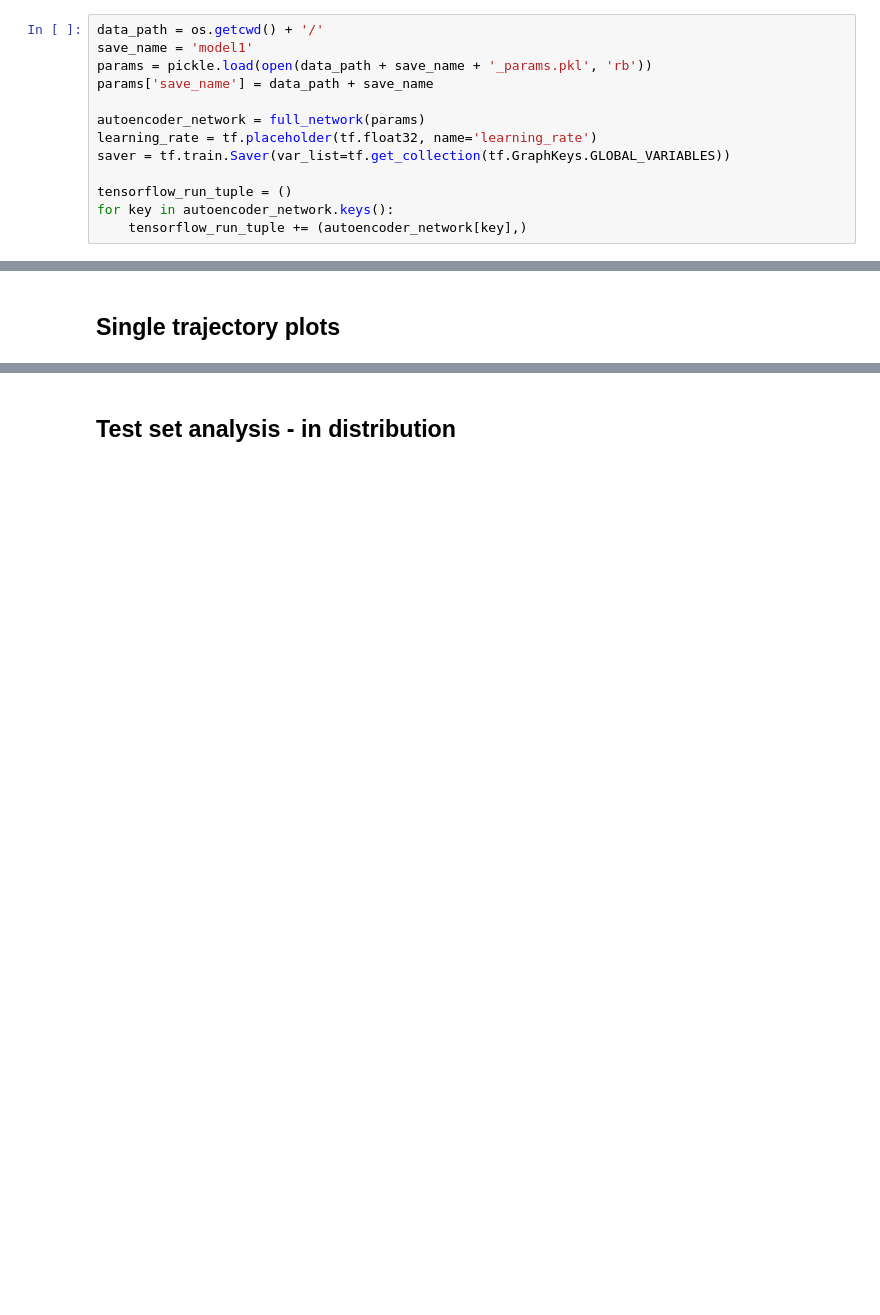
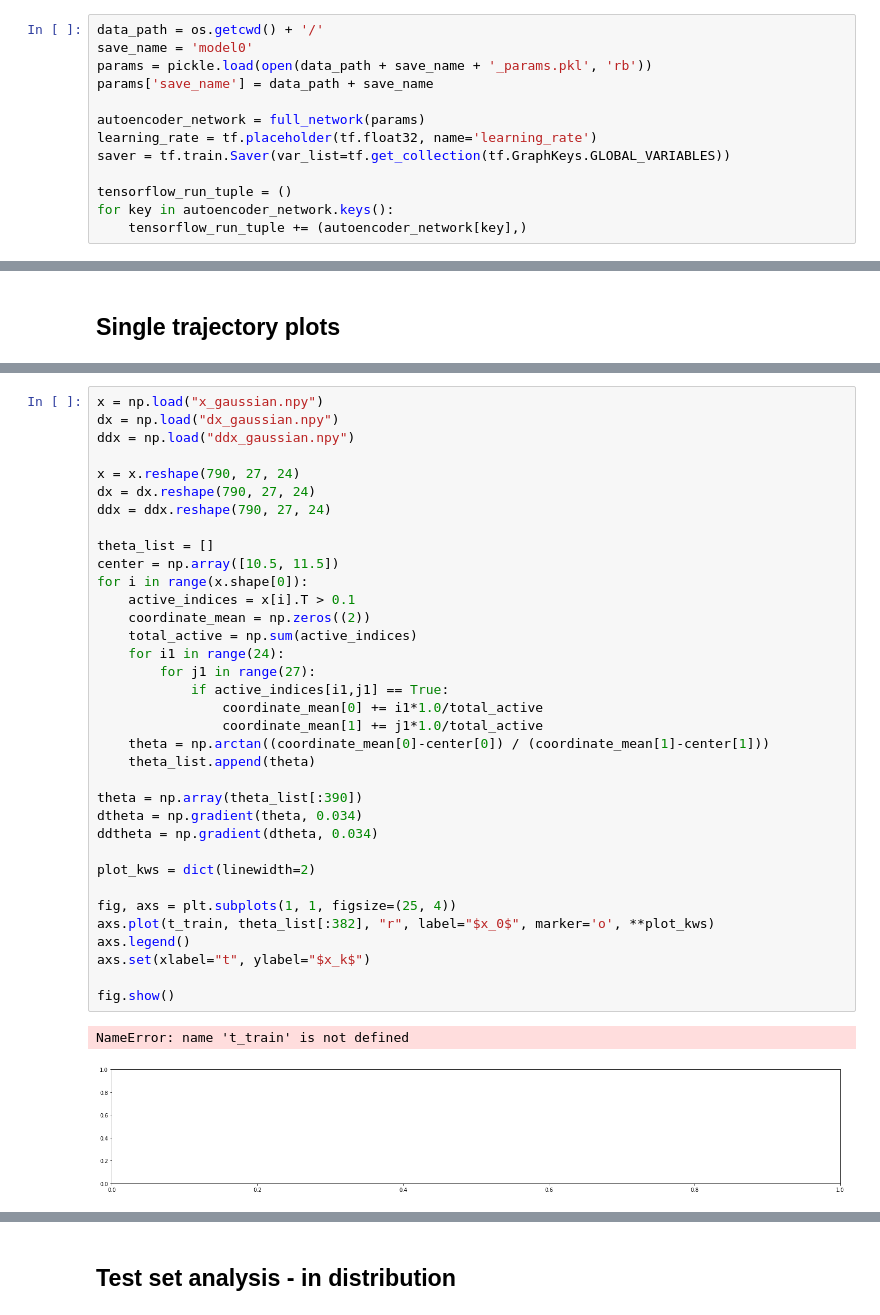
Before and after one commit to gaoliyao/BayesianSindyAutoencoder, a Jupyter notebook: exmaples/pen_video/analyze_pendulum_model1.ipynb, the cells around one changed output, grey strips where cells are left out. Saved outputs shown, nothing was run; the diff lists cells and outputs as text; blank space fills up the shorter version.

```diff
--- a/exmaples/pen_video/analyze_pendulum_model1.ipynb
+++ b/exmaples/pen_video/analyze_pendulum_model1.ipynb
@@ -16,7 +16,7 @@ from mpl_toolkits.mplot3d import Axes3D
 %matplotlib inline
 # %%
 data_path = os.getcwd() + '/'
-save_name = 'model1'
+save_name = 'model0'
 params = pickle.load(open(data_path + save_name + '_params.pkl', 'rb'))
 params['save_name'] = data_path + save_name
 
@@ -59,0 +95,38 @@ INFO:tensorflow:Restoring parameters from /home/marsgao/SindyAutoencoders/exampl
+# %%
+x = np.load("x_gaussian.npy")
+dx = np.load("dx_gaussian.npy")
+ddx = np.load("ddx_gaussian.npy")
+
+x = x.reshape(790, 27, 24)
+dx = dx.reshape(790, 27, 24)
+ddx = ddx.reshape(790, 27, 24)
+
+theta_list = []
+center = np.array([10.5, 11.5])
+for i in range(x.shape[0]):
+    active_indices = x[i].T > 0.1
+    coordinate_mean = np.zeros((2))
+    total_active = np.sum(active_indices)
+    for i1 in range(24):
+        for j1 in range(27):
+            if active_indices[i1,j1] == True:
+                coordinate_mean[0] += i1*1.0/total_active
+                coordinate_mean[1] += j1*1.0/total_active
+    theta = np.arctan((coordinate_mean[0]-center[0]) / (coordinate_mean[1]-center[1]))
+    theta_list.append(theta)
+
+theta = np.array(theta_list[:390])
+dtheta = np.gradient(theta, 0.034)
+ddtheta = np.gradient(dtheta, 0.034)
+
+plot_kws = dict(linewidth=2)
+
+fig, axs = plt.subplots(1, 1, figsize=(25, 4))
+axs.plot(t_train, theta_list[:382], "r", label="$x_0$", marker='o', **plot_kws)
+axs.legend()
+axs.set(xlabel="t", ylabel="$x_k$")
+
+fig.show()
+# %% [output]
+NameError: name 't_train' is not defined
+[figure, added]
```
Also changed, not shown: parts of 15 cells of this notebook, 1 other file.
